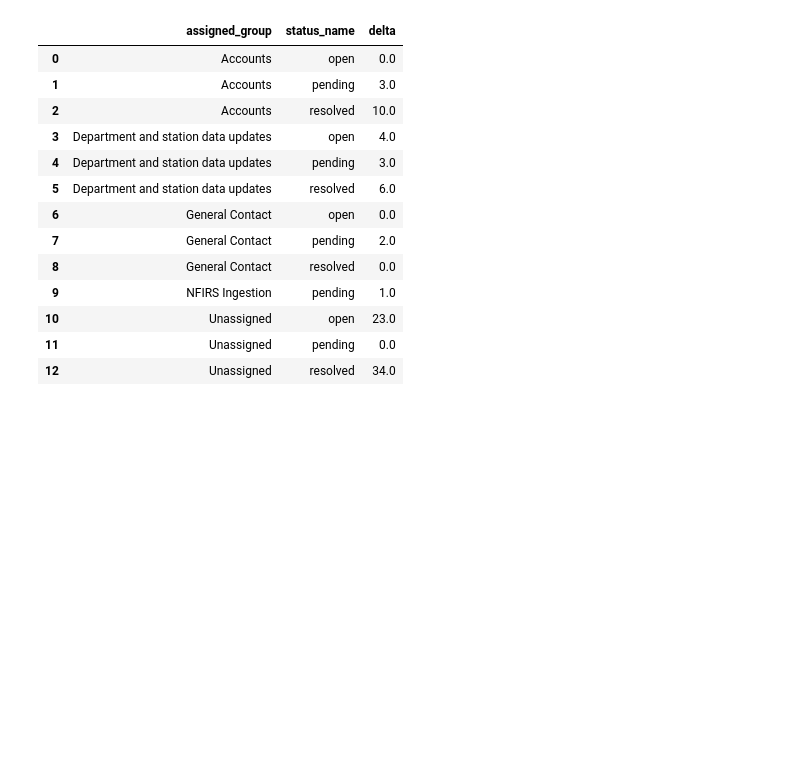
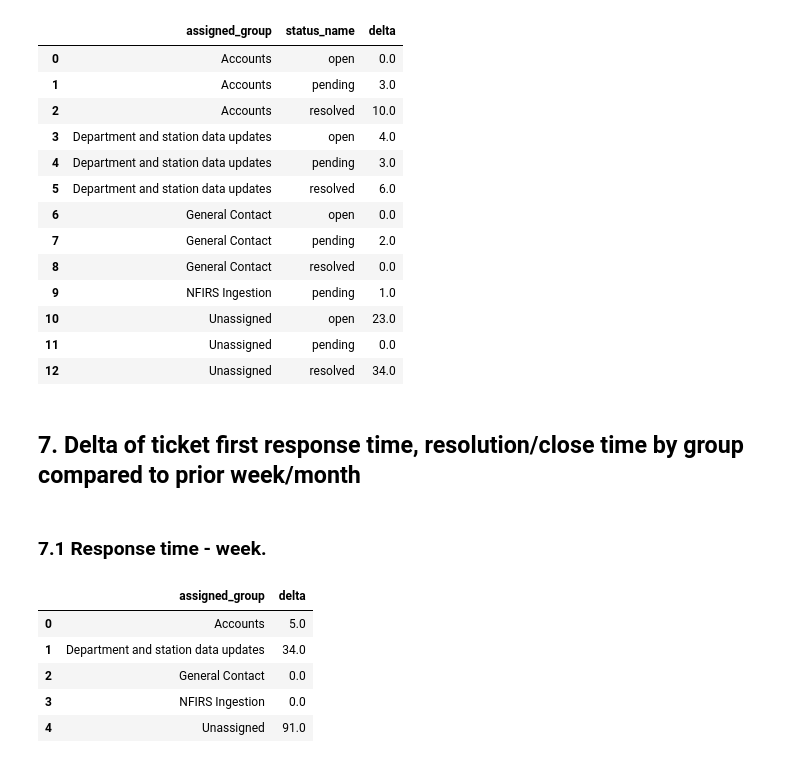
Before and after one commit to JorgeMartinezG/firecares-stats, a Jupyter notebook: Tickets analysis.ipynb, the cells around one changed output. Drawn from its saved outputs; the diff is of its cells as text; code cells hidden in the pictures; blank space fills up the shorter version.

```diff
--- a/Tickets analysis.ipynb
+++ b/Tickets analysis.ipynb
@@ -142,13 +157,0 @@ for assigned_group in assigned_groups:
-# %%
-df_responded_reduced = df_responded[['assigned_group', 'created_at', 'delta']]
-group_by_list = ['assigned_group', pd.Grouper(key='created_at', freq='W-MON')]
-df_dates_count = df_responded_reduced.groupby(group_by_list).mean().unstack().fillna(0).stack().reset_index()
-df_dates_count.sort_values(by='created_at', inplace=True)
-df_dates_count['created_at'] = df_dates_count['created_at'].dt.date
-
-condition = (df_dates_count['created_at'] >= df_dates_count['created_at'].unique()[-5])
-delta_tickets = df_dates_count.loc[condition]
-delta_tickets.sort_values(by=['assigned_group'], inplace=True)
-
-ax = plt.figure(figsize=(15, 8))
-ax = sns.barplot(x="assigned_group", y="delta", hue="created_at", data=delta_tickets)
@@ -225,3 +225,29 @@ deltas_month
 | 10 | Unassigned | open | 23.0 |
 | 11 | Unassigned | pending | 0.0 |
 | 12 | Unassigned | resolved | 34.0 |
+# %% [markdown]
+## 7. Delta of ticket first response time, resolution/close time by group compared to prior week/month
+# %%
+def estimate_deltas_time(delta_tickets):
+    results = []
+    for group in delta_tickets['assigned_group'].unique():
+        condition = (delta_tickets['assigned_group'] == group)
+        values = delta_tickets.loc[condition]['delta'].tolist()
+        if len(values) != 0:
+            delta_value = abs(values[0] - values[1])
+            results.append({'assigned_group': group, 'delta': delta_value})
+
+    return pd.DataFrame(results)[['assigned_group', 'delta']]
+# %% [markdown]
+### 7.1 Response time - week.
+# %%
+delta_tickets = create_delta_tickets_time(df_responded, month=False, range_val=-2)
+deltas_responded_week = estimate_deltas_time(delta_tickets)
+deltas_responded_week
+# %% [output]
+|  | assigned_group | delta |
+| 0 | Accounts | 5.0 |
+| 1 | Department and station data updates | 34.0 |
+| 2 | General Contact | 0.0 |
+| 3 | NFIRS Ingestion | 0.0 |
+| 4 | Unassigned | 91.0 |
```
Also changed, not shown: parts of 18 cells of this notebook.
